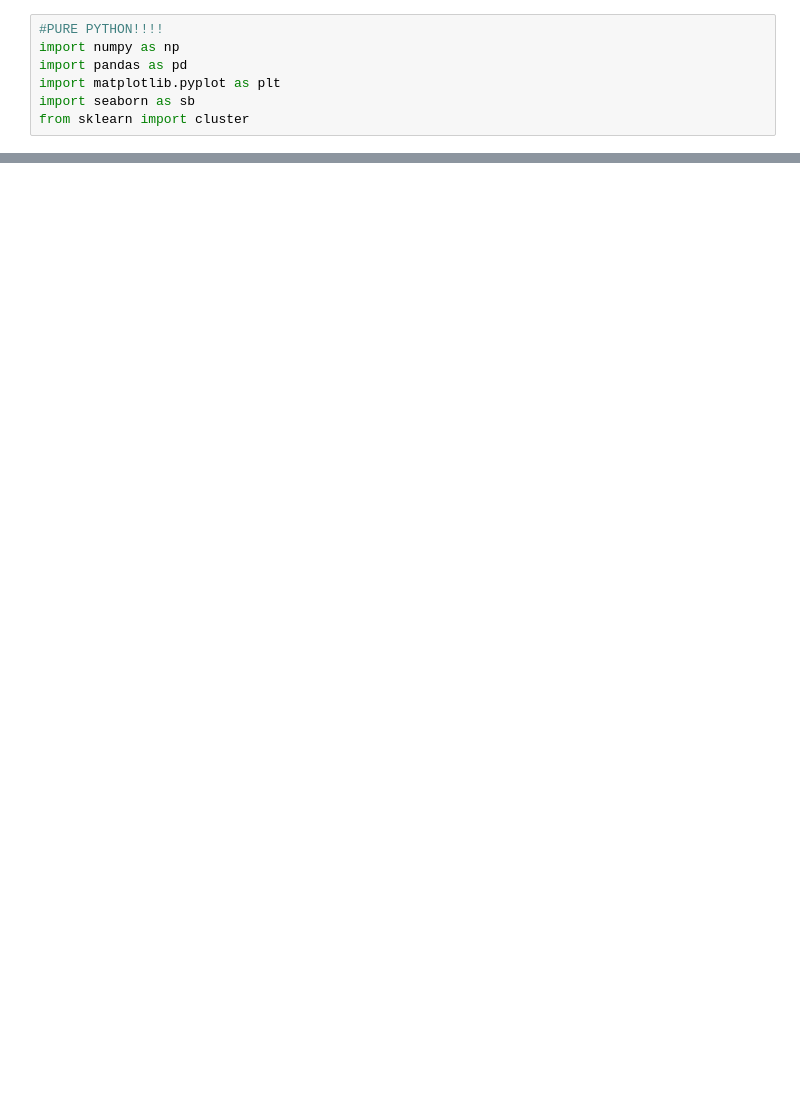
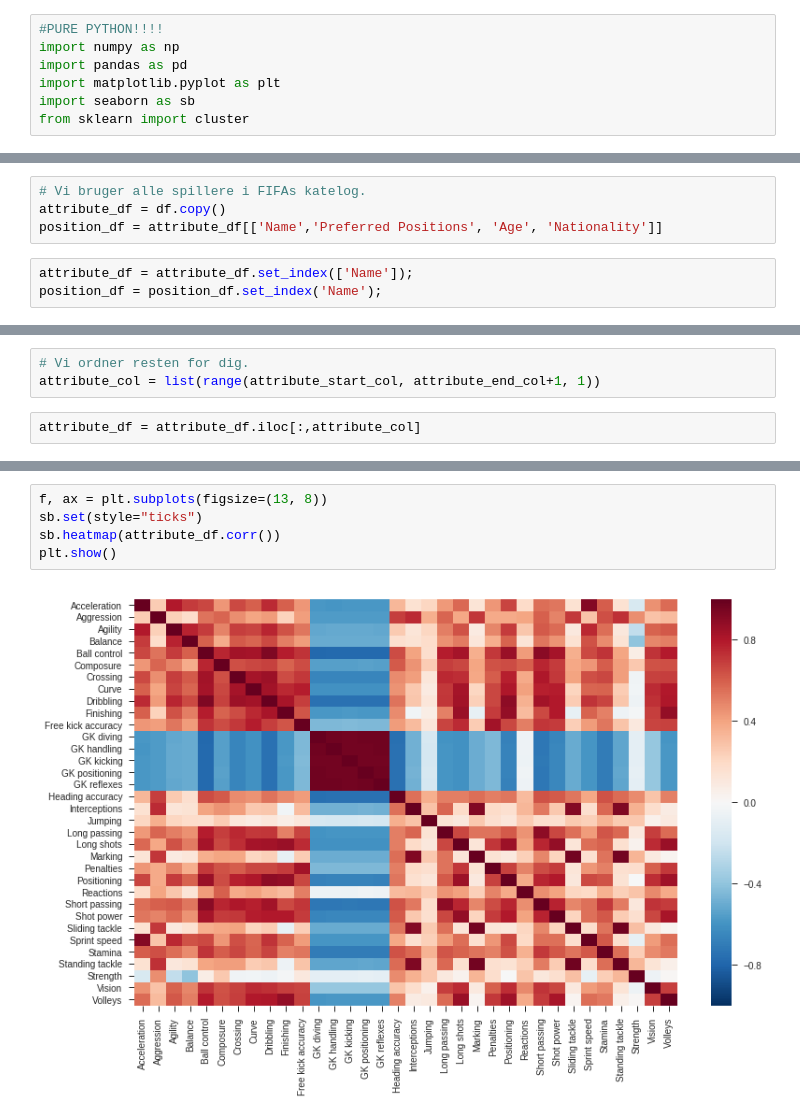
Before and after one commit to mssalvador/Fifa2018, a Jupyter notebook: Teknisk Tirsdag Tutorial (Un-Supervised).ipynb, the cells around one changed output, grey strips where cells are left out. Drawn from its saved outputs; the diff is of its cells as text; blank space fills up the shorter version.

```diff
--- a/Teknisk Tirsdag Tutorial (Un-Supervised).ipynb
+++ b/Teknisk Tirsdag Tutorial (Un-Supervised).ipynb
@@ -139,0 +113,7 @@ attribute_df
+# %%
+# Vi bruger alle spillere i FIFAs katelog.
+attribute_df = df.copy()
+position_df = attribute_df[['Name','Preferred Positions', 'Age', 'Nationality']]
+# %%
+attribute_df = attribute_df.set_index(['Name']);
+position_df = position_df.set_index('Name');
@@ -139,0 +153,5 @@ attribute_df
+# %%
+# Vi ordner resten for dig.
+attribute_col = list(range(attribute_start_col, attribute_end_col+1, 1))
+# %%
+attribute_df = attribute_df.iloc[:,attribute_col]
@@ -139,0 +260,7 @@ attribute_df
+# %%
+f, ax = plt.subplots(figsize=(13, 8))
+sb.set(style="ticks")
+sb.heatmap(attribute_df.corr())
+plt.show()
+# %% [output]
+[figure, added]
```
Also changed, not shown: parts of 40 cells of this notebook.
